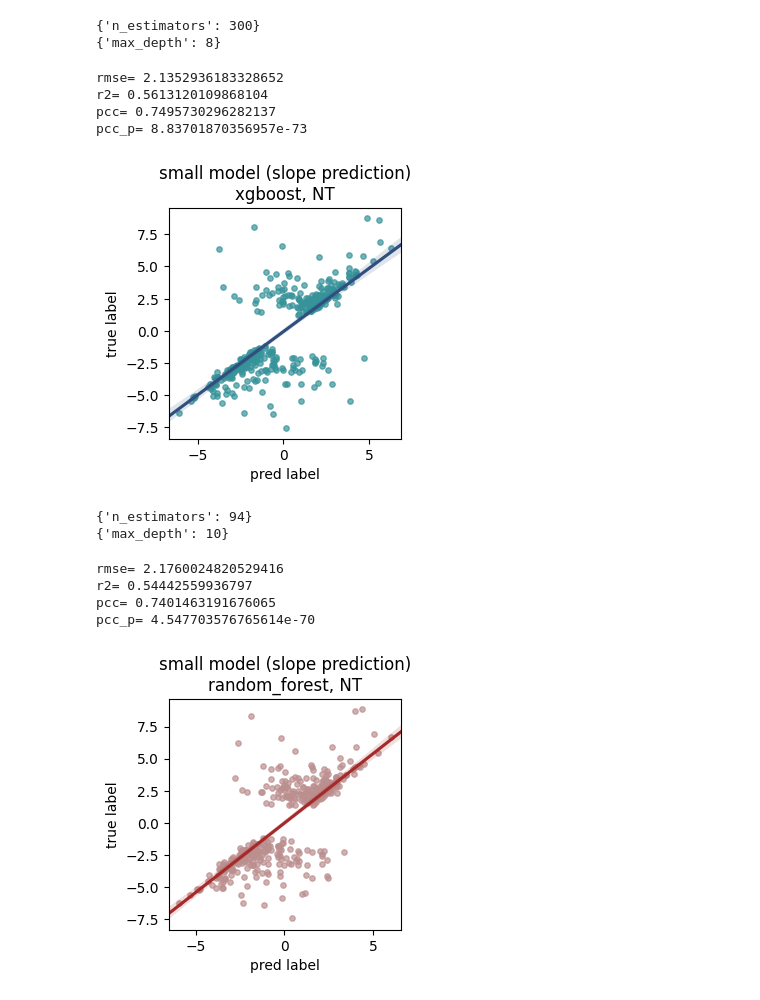
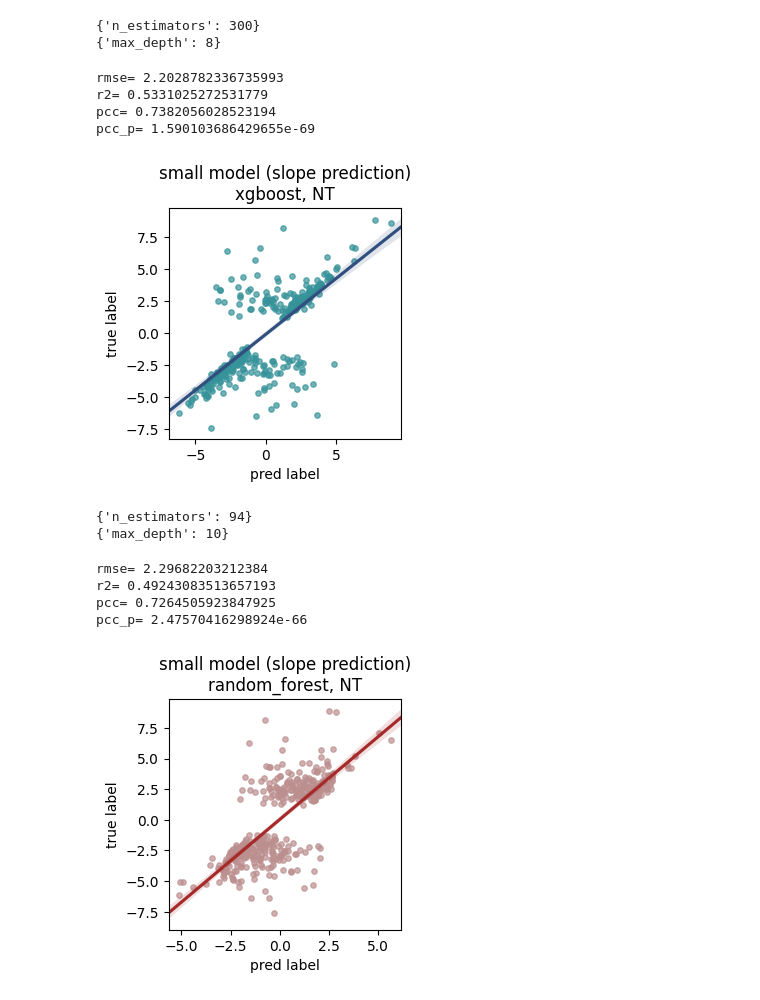
Before and after one commit to Liuzhe30/Methven, a Jupyter notebook: experiment/12-language-model-evaluation/comparison_NT.ipynb, the cells around one changed output. Cells and saved outputs as stored; diff of their text form; code cells hidden in the pictures.

```diff
--- a/experiment/12-language-model-evaluation/comparison_NT.ipynb
+++ b/experiment/12-language-model-evaluation/comparison_NT.ipynb
@@ -155,37 +155,37 @@ print(gs.best_params_)
 # %%
 import xgboost as xgb
 
 model = model_list[1]
-clf_lgb = lgb.LGBMRegressor(max_depth=8, num_leaves=300)
-clf_lgb.fit(X_train,Y_train)
+clf_xgb = xgb.XGBRegressor(n_estimators=300,  max_depth=8) # from grid search
+clf_xgb.fit(X_train,Y_train)
 
-y_pred = clf_lgb.predict(X_test)
+y_pred = clf_xgb.predict(X_test)
 
 rmse = np.sqrt(mean_squared_error(Y_test, y_pred))
 r2 = r2_score(Y_test, y_pred)
 pcc = pearsonr(Y_test, y_pred)[0]
 pcc_p = pearsonr(Y_test, y_pred)[1]
 
 print('rmse=',rmse)
 print('r2=',r2)
 print('pcc=',pcc)
 print('pcc_p=',pcc_p)
 
 ax = plt.subplots(figsize=(3,3))
 plt.ylabel("true label")
 plt.xlabel("pred label")
 sns.regplot(x=y_pred,y=Y_test,x_jitter = 0.15,y_jitter = 0.15,
             scatter_kws = {'color':'#37939A','alpha':0.7,'s':15}, line_kws={"color": "#304E7E"},truncate=False)
 plt.title('small model (slope prediction)\n' + model + ', ' + embedding)
 
 plt.savefig(image_path + 'cm-small-slope-' + model + '-' + embedding + '.png',dpi=300, bbox_inches = 'tight')
 plt.show()
 # %% [output]
-rmse= 2.1352936183328652
-r2= 0.5613120109868104
-pcc= 0.7495730296282137
-pcc_p= 8.83701870356957e-73
+rmse= 2.2028782336735993
+r2= 0.5331025272531779
+pcc= 0.7382056028523194
+pcc_p= 1.590103686429655e-69
-[figure, old version]
+[figure, new version]
 # %%
 from sklearn.ensemble import RandomForestRegressor
 from sklearn.model_selection import GridSearchCV
@@ -215,7 +215,7 @@ from sklearn.ensemble import RandomForestRegressor
 clf_rf = RandomForestRegressor(n_estimators=94, max_depth=10)
 clf_rf.fit(X_train,Y_train)
 
-y_pred = clf_lgb.predict(X_test)
+y_pred = clf_rf.predict(X_test)
 
 rmse = np.sqrt(mean_squared_error(Y_test, y_pred))
 r2 = r2_score(Y_test, y_pred)
@@ -237,8 +237,8 @@ plt.title('small model (slope prediction)\n' + model + ', ' + embedding)
 plt.savefig(image_path + 'cm-small-slope-' + model + '-' + embedding + '.png',dpi=300, bbox_inches = 'tight')
 plt.show()
 # %% [output]
-rmse= 2.1760024820529416
-r2= 0.54442559936797
-pcc= 0.7401463191676065
-pcc_p= 4.547703576765614e-70
+rmse= 2.29682203212384
+r2= 0.49243083513657193
+pcc= 0.7264505923847925
+pcc_p= 2.47570416298924e-66
-[figure, old version]
+[figure, new version]
```
Also changed, not shown: 2 other files.
